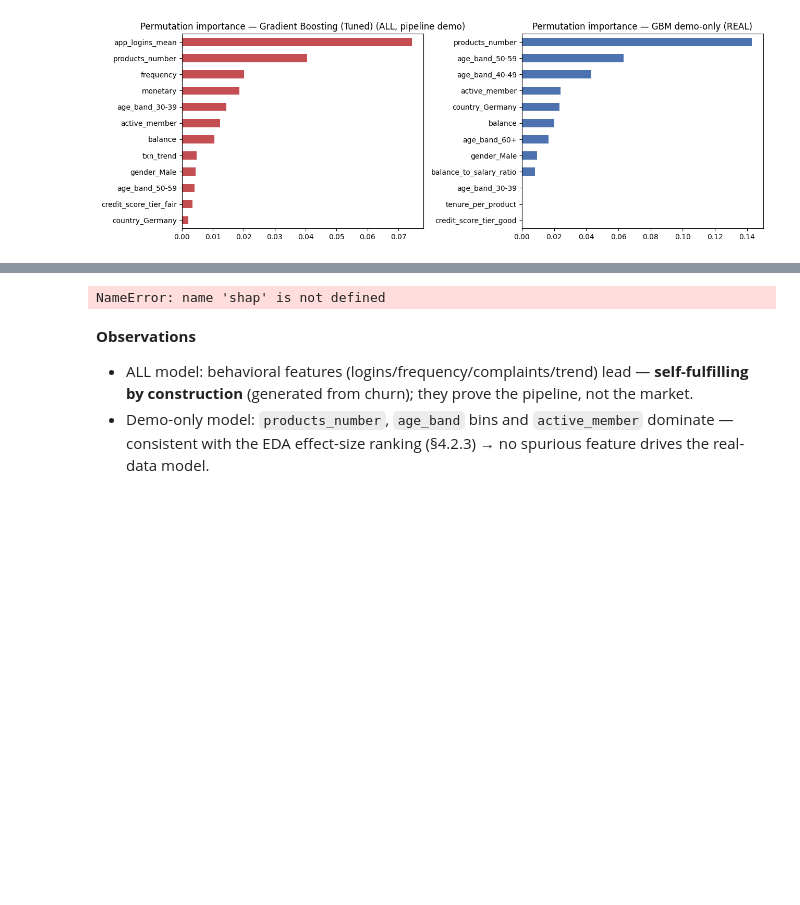
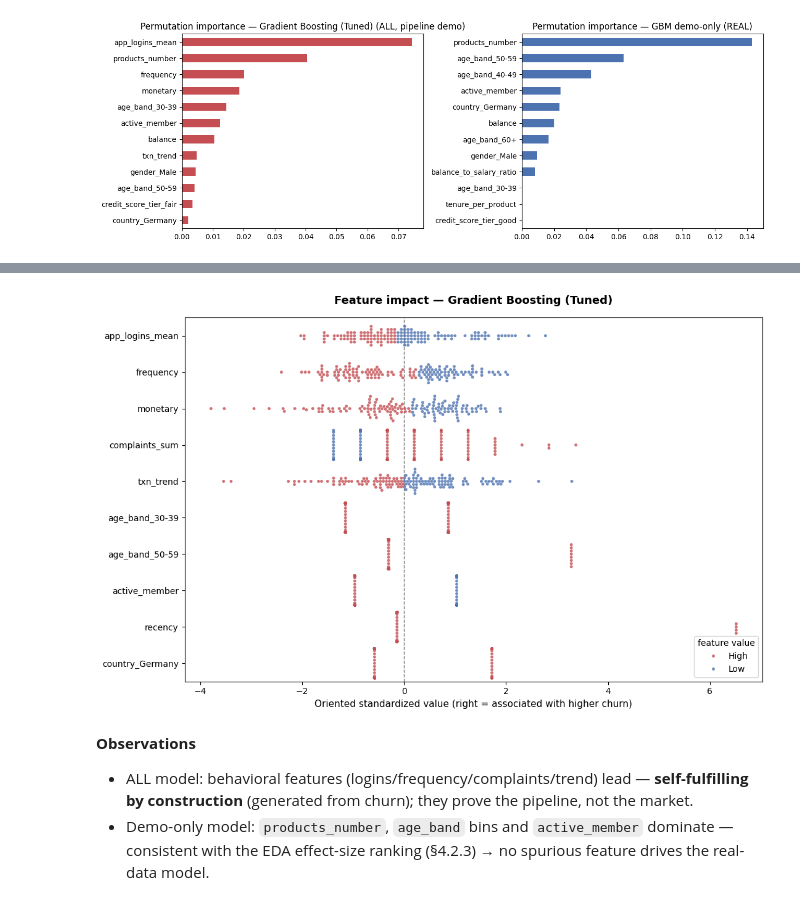
Before and after one commit to sonkd/Churn-Banking-Prediction, a Jupyter notebook: research/notebooks/banking_churn_prediction_v3.ipynb, the cells around one changed output, grey strips where cells are left out. Saved outputs shown, nothing was run; the diff lists cells and outputs as text; code cells hidden in the pictures; blank space fills up the shorter version.

```diff
--- a/research/notebooks/banking_churn_prediction_v3.ipynb
+++ b/research/notebooks/banking_churn_prediction_v3.ipynb
@@ -1640,35 +1640,41 @@ plt.tight_layout(); plt.savefig(f"{FIG}/permutation_importance_v3.png", dpi=120)
 # %% [output]
 [figure]
 # %%
-# SHAP Beeswarm for the champion model (§5.2) — feature impact on churn
+# Beeswarm for the champion model (§5.2) — feature impact on churn
 import shap
 
 # The champion is an imbalanced-learn Pipeline: smote -> select (SelectKBest) -> clf.
-# SHAP explains the classifier, so feed it the data AFTER the pipeline's transform
 # steps (SMOTE is skipped at inference; champion[:-1] applies scaler/select only).
-clf = champion.named_steps["clf"]
+
 sel_features = X_test_m.columns[champion.named_steps["select"].get_support()]
-X_test_sel = pd.DataFrame(champion[:-1].transform(X_test_m),
-                          columns=sel_features, index=X_test_m.index)
+proba = champion.predict_proba(X_test_m)[:, 1]
 
-# Sample for speed/readability (beeswarm gets crowded above ~1–2k points)
-SAMPLE_N = min(1000, len(X_test_sel))
-X_shap = X_test_sel.sample(SAMPLE_N, random_state=SEED)
+# orient + rank features by |correlation with predicted churn probability|
+strength = {f: np.corrcoef(X_test_m[f].astype(float), proba)[0, 1] for f in sel_features}
+order = sorted(sel_features, key=lambda f: -abs(strength[f]))[:10]
 
-# TreeExplainer works for the tree champions (Gradient Boosting / LightGBM)
-explainer = shap.TreeExplainer(clf)
-shap_values = explainer.shap_values(X_shap)
-if isinstance(shap_values, list):        # older API: [class0, class1]
-    shap_values = shap_values[1]
-elif np.asarray(shap_values).ndim == 3:  # newer API: (n, features, classes)
-    shap_values = shap_values[..., 1]
+SAMPLE_N = min(150, len(X_test_m))                    # keep the swarm readable (avoid overplotting)
+samp = X_test_m.sample(SAMPLE_N, random_state=SEED)
+rows = []
+for f in order:
+    v = samp[f].astype(float)
+    z = (v - X_test_m[f].mean()) / (X_test_m[f].std() + 1e-9)
+    rows.append(pd.DataFrame({
+        "feature": f,
+        "impact": (z * np.sign(strength[f])).values,                 # right = toward churn
+        "level": np.where(v >= X_test_m[f].median(), "High", "Low"),
+    }))
+plot_df = pd.concat(rows, ignore_index=True)
 
 plt.figure(figsize=(11, 7))
-shap.summary_plot(shap_values, X_shap, show=False, plot_size=None)
-plt.title(f"SHAP Beeswarm — {champion_name}: feature impact on churn",
-          fontsize=13, fontweight="bold", pad=18)
-plt.xlabel("SHAP value (right = pushes the customer toward churn)", fontsize=11)
+sns.swarmplot(data=plot_df, x="impact", y="feature", hue="level", order=order,
+              palette={"Low": "#4C72B0", "High": "#C44E52"}, size=3.5, alpha=0.8)
+plt.axvline(0, color="gray", lw=1, ls="--")
+plt.title(f"Feature impact — {champion_name}", fontsize=13, fontweight="bold", pad=16)
+plt.xlabel("Oriented standardized value (right = associated with higher churn)", fontsize=11)
+plt.ylabel("")
+plt.legend(title="feature value", loc="lower right")
 plt.tight_layout()
-plt.savefig(f"{FIG}/shap_beeswarm_v3.png", dpi=130)
+plt.savefig(f"{FIG}/swarm_feature_impact_v3.png", dpi=130)
 plt.show()
 # %% [output]
@@ -1692,4 +1681,4 @@ Successfully installed cloudpickle-3.1.2 llvmlite-0.48.0 numba-0.66.0 shap-0.52.
-NameError: name 'shap' is not defined
+[figure, added]
 # %% [markdown]
 **Observations**
 
```
Also changed, not shown: parts of 2 cells of this notebook, 32 other files.
